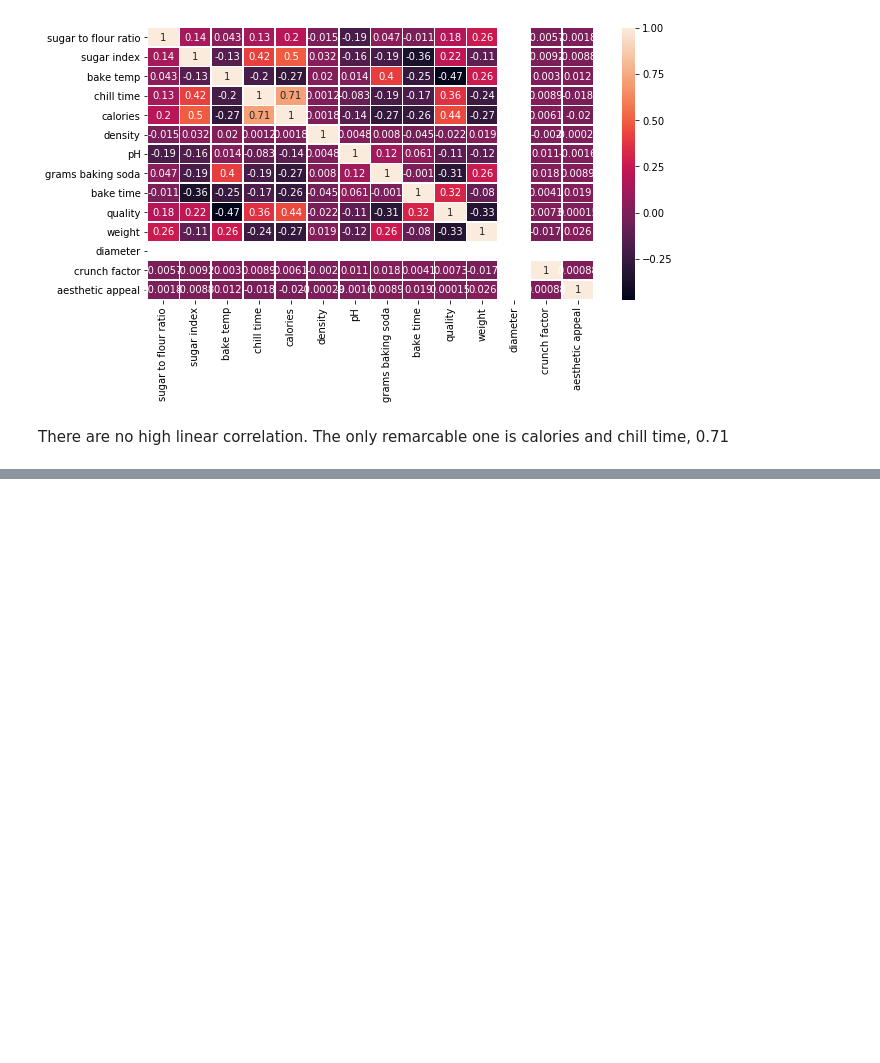
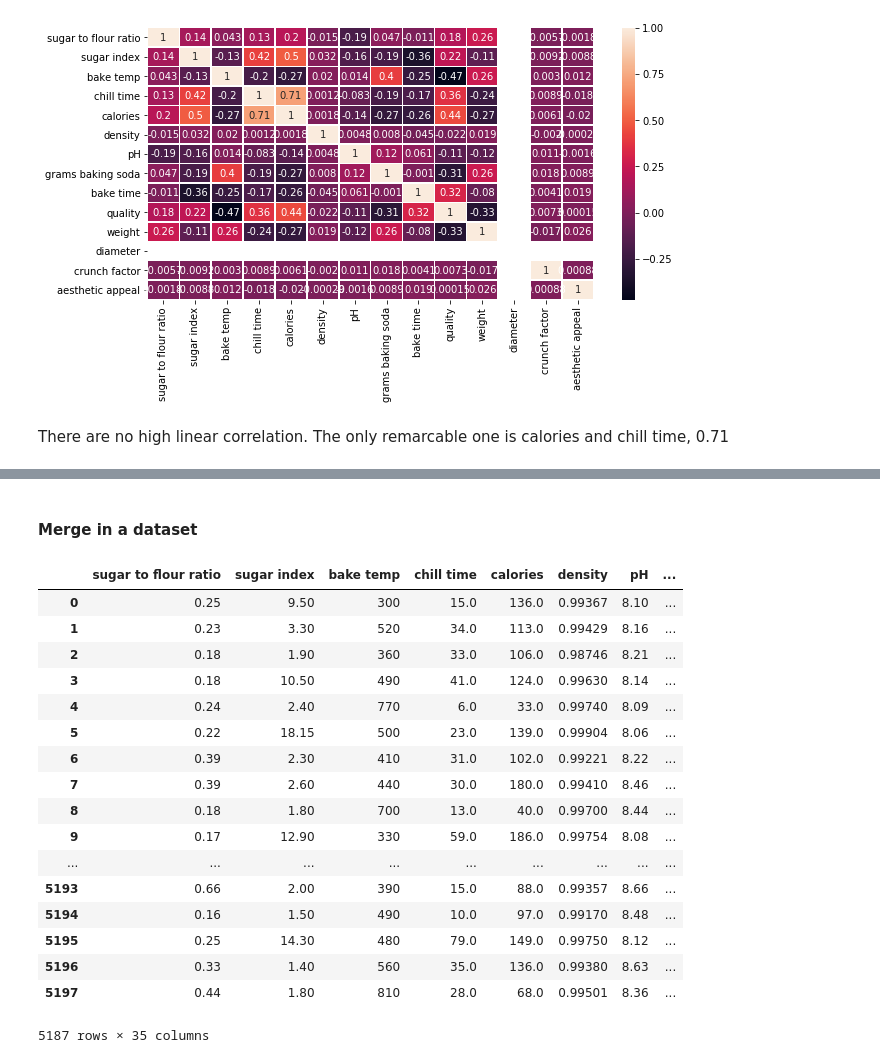
Before and after one commit to ljgoico/DATATHON_PHGL, a Jupyter notebook: main-PHGL.ipynb, the cells around one changed output, grey strips where cells are left out. Saved outputs shown, nothing was run; the diff lists cells and outputs as text; code cells hidden in the pictures; blank space fills up the shorter version.

```diff
--- a/main-PHGL.ipynb
+++ b/main-PHGL.ipynb
@@ -571,0 +666,34 @@ The only remarcable one is calories and chill time, 0.71
+# %%
+raisins = []
+nuts = []
+chocolate = []
+oats = []
+peanut = []
+
+for item in mixins:
+    if 'raisins' in item:
+        raisins.append(1)
+    else:
+        raisins.append(0)
+    if 'nuts' in item:
+        nuts.append(1)
+    else:
+        nuts.append(0)
+    if 'chocolate' in item:
+        chocolate.append(1)
+    else:
+        chocolate.append(0)
+    if 'oats' in item:
+        oats.append(1)
+    else:
+        oats.append(0)
+    if 'peanut butter' in item:
+        peanut.append(1)
+    else:
+        peanut.append(0)
+# %%
+data['raisins']= pd.Series(raisins)
+data['nuts']= pd.Series(raisins)
+data['chocolate']= pd.Series(raisins)
+data['peanut']= pd.Series(raisins)
+data['oats']= pd.Series(raisins)
@@ -571,0 +716,4 @@ The only remarcable one is calories and chill time, 0.71
+# %%
+one_hot_mixins = data[['mixins']].stack().str.get_dummies().sum(level=0).iloc[:,:-1].add_prefix('mix_')
+one_hot_butter = data[['butter type']].stack().str.get_dummies().sum(level=0).iloc[:,:-1].add_prefix('but_')
+one_hot_mixins.head()
@@ -571,0 +727,25 @@ The only remarcable one is calories and chill time, 0.71
+# %% [markdown]
+#### Merge in a dataset
+# %%
+data_2 = data.join(one_hot_mixins).join(one_hot_butter)
+# %%
+data_2
+# %% [output]
+|  | sugar to flour ratio | sugar index | bake temp | chill time | calories | density | pH | ... |
+| 0 | 0.25 | 9.50 | 300 | 15.0 | 136.0 | 0.99367 | 8.10 | ... |
+| 1 | 0.23 | 3.30 | 520 | 34.0 | 113.0 | 0.99429 | 8.16 | ... |
+| 2 | 0.18 | 1.90 | 360 | 33.0 | 106.0 | 0.98746 | 8.21 | ... |
+| 3 | 0.18 | 10.50 | 490 | 41.0 | 124.0 | 0.99630 | 8.14 | ... |
+| 4 | 0.24 | 2.40 | 770 | 6.0 | 33.0 | 0.99740 | 8.09 | ... |
+| 5 | 0.22 | 18.15 | 500 | 23.0 | 139.0 | 0.99904 | 8.06 | ... |
+| 6 | 0.39 | 2.30 | 410 | 31.0 | 102.0 | 0.99221 | 8.22 | ... |
+| 7 | 0.39 | 2.60 | 440 | 30.0 | 180.0 | 0.99410 | 8.46 | ... |
+| 8 | 0.18 | 1.80 | 700 | 13.0 | 40.0 | 0.99700 | 8.44 | ... |
+| 9 | 0.17 | 12.90 | 330 | 59.0 | 186.0 | 0.99754 | 8.08 | ... |
+| ... | ... | ... | ... | ... | ... | ... | ... | ... |
+| 5193 | 0.66 | 2.00 | 390 | 15.0 | 88.0 | 0.99357 | 8.66 | ... |
+| 5194 | 0.16 | 1.50 | 490 | 10.0 | 97.0 | 0.99170 | 8.48 | ... |
+| 5195 | 0.25 | 14.30 | 480 | 79.0 | 149.0 | 0.99750 | 8.12 | ... |
+| 5196 | 0.33 | 1.40 | 560 | 35.0 | 136.0 | 0.99380 | 8.63 | ... |
+| 5197 | 0.44 | 1.80 | 810 | 28.0 | 68.0 | 0.99501 | 8.36 | ... |
+5187 rows × 35 columns
```
Also changed, not shown: parts of 42 cells of this notebook.
